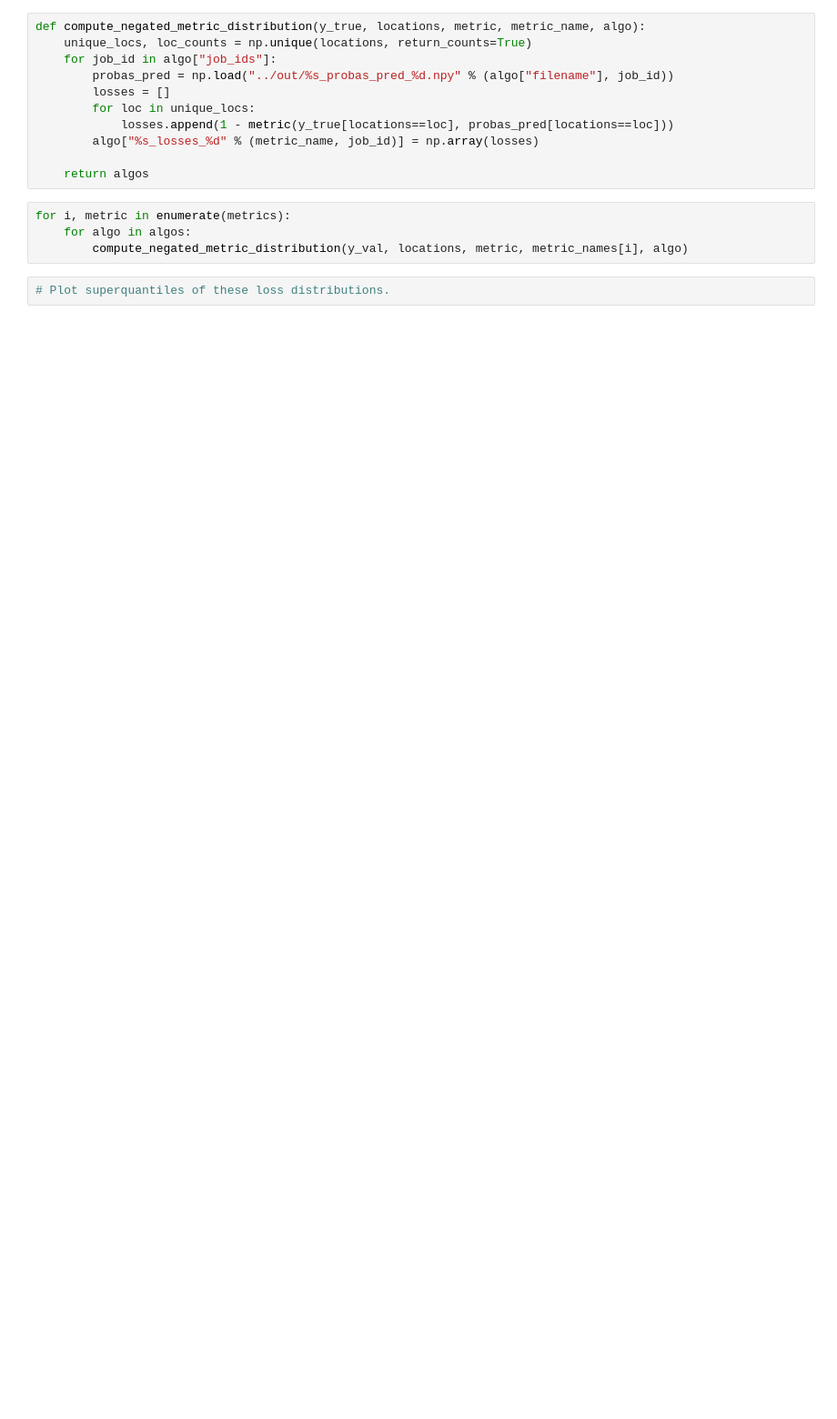
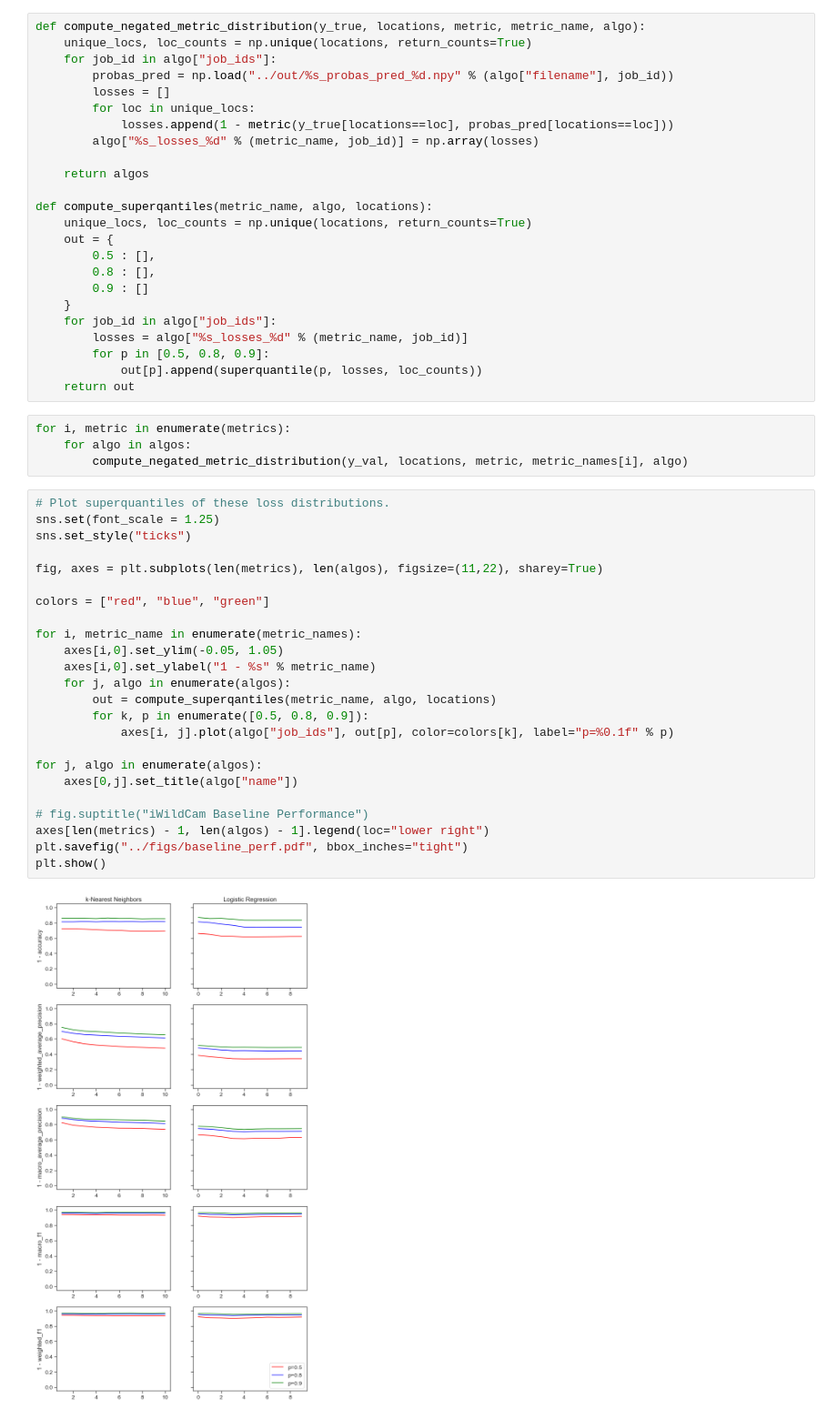
Before and after one commit to ronakdm/superquantile, a Jupyter notebook: analysis/summary.ipynb, the cells around one changed output. Shown: that part at 91% size. Cells and saved outputs as stored; diff of their text form; blank space fills up the shorter version.

Commit message:
Baseline metrics plotted.

```diff
--- a/analysis/summary.ipynb
+++ b/analysis/summary.ipynb
@@ -95,9 +97,46 @@ def compute_negated_metric_distribution(y_true, locations, metric, metric_name,
         algo["%s_losses_%d" % (metric_name, job_id)] = np.array(losses)
 
     return algos
+
+def compute_superqantiles(metric_name, algo, locations):
+    unique_locs, loc_counts = np.unique(locations, return_counts=True)
+    out = {
+        0.5 : [],
+        0.8 : [],
+        0.9 : []
+    }
+    for job_id in algo["job_ids"]:
+        losses = algo["%s_losses_%d" % (metric_name, job_id)]
+        for p in [0.5, 0.8, 0.9]:
+            out[p].append(superquantile(p, losses, loc_counts))
+    return out
 # %%
 for i, metric in enumerate(metrics):
     for algo in algos:
         compute_negated_metric_distribution(y_val, locations, metric, metric_names[i], algo)
 # %%
 # Plot superquantiles of these loss distributions.
+sns.set(font_scale = 1.25)
+sns.set_style("ticks")
+
+fig, axes = plt.subplots(len(metrics), len(algos), figsize=(11,22), sharey=True)
+
+colors = ["red", "blue", "green"]
+
+for i, metric_name in enumerate(metric_names):
+    axes[i,0].set_ylim(-0.05, 1.05)
+    axes[i,0].set_ylabel("1 - %s" % metric_name)
+    for j, algo in enumerate(algos):
+        out = compute_superqantiles(metric_name, algo, locations)
+        for k, p in enumerate([0.5, 0.8, 0.9]):
+            axes[i, j].plot(algo["job_ids"], out[p], color=colors[k], label="p=%0.1f" % p)
+
+for j, algo in enumerate(algos):
+    axes[0,j].set_title(algo["name"])
+
+# fig.suptitle("iWildCam Baseline Performance")
+axes[len(metrics) - 1, len(algos) - 1].legend(loc="lower right")
+plt.savefig("../figs/baseline_perf.pdf", bbox_inches="tight")
+plt.show()
+# %% [output]
+[figure, added]
```
Also changed, not shown: parts of 2 cells of this notebook, 1 other file.
